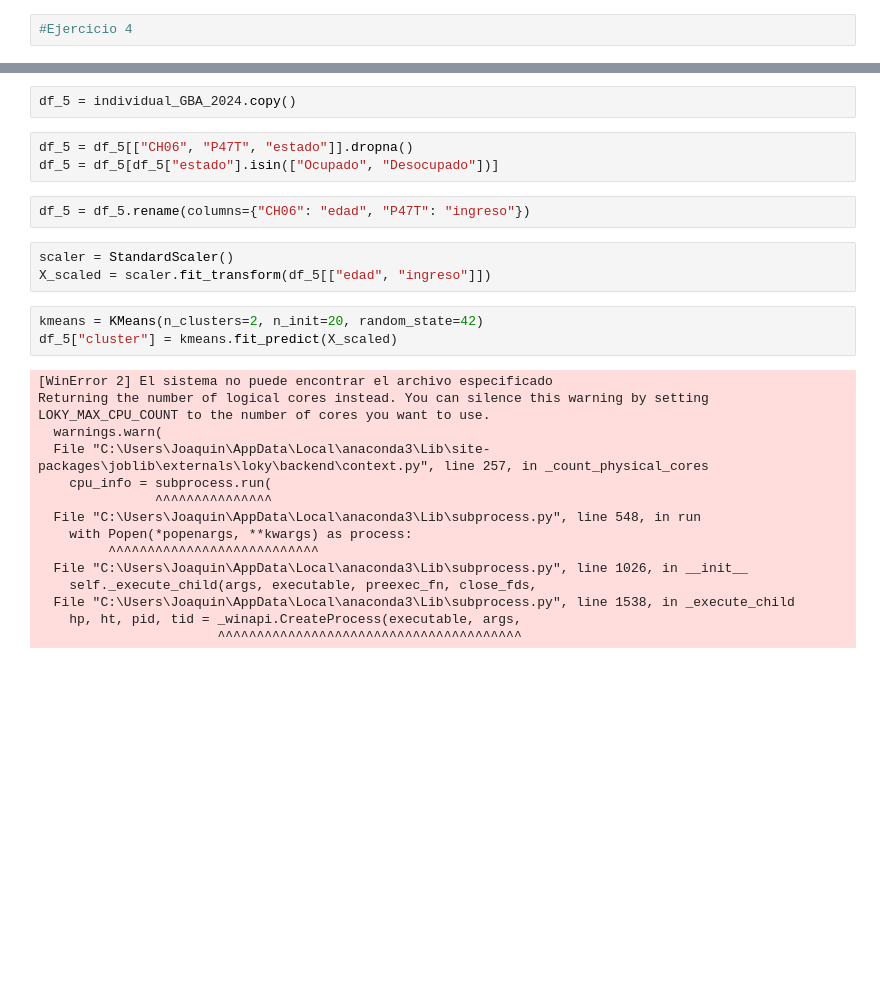
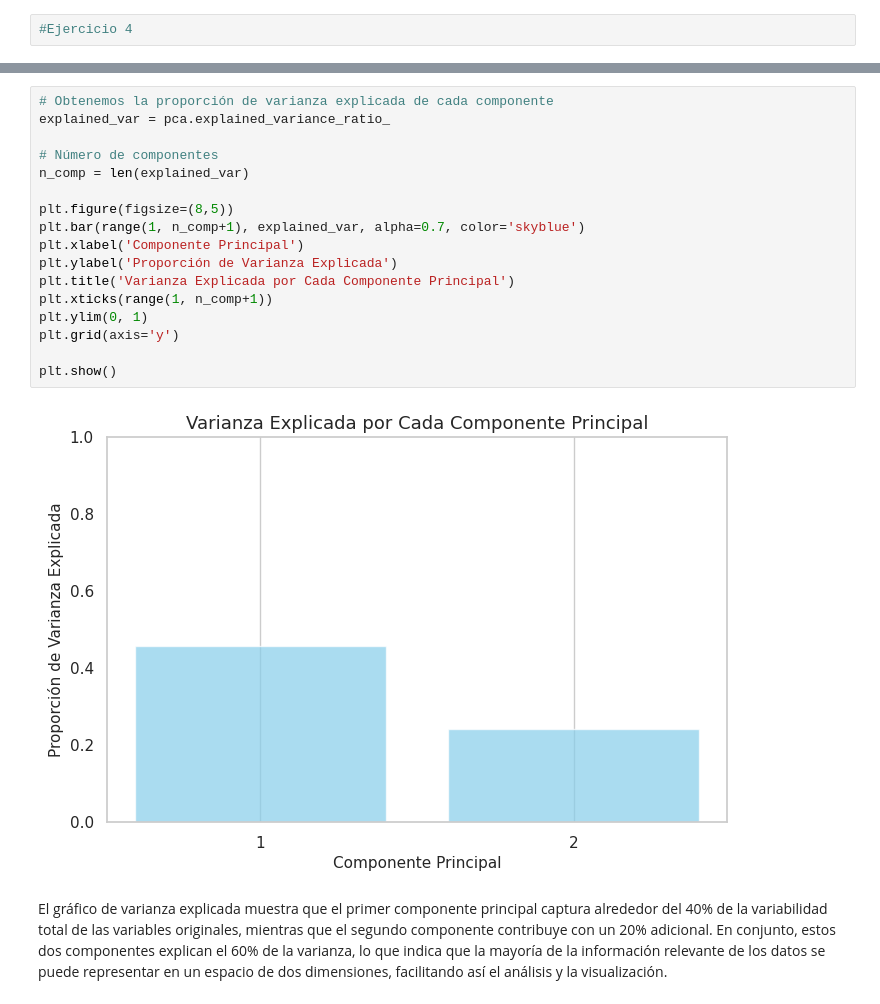
Before and after one commit to MatiasCostanzo2726/BigDataUBA-Grupo9, a Jupyter notebook: Big_Data_TP3_Grupo_9.ipynb, the cells around one changed output, grey strips where cells are left out. Drawn from its saved outputs; the diff is of its cells as text; blank space fills up the shorter version.

```diff
--- a/Big_Data_TP3_Grupo_9.ipynb
+++ b/Big_Data_TP3_Grupo_9.ipynb
@@ -943,28 +979,21 @@ plt.show()
-# %%
-df_5 = individual_GBA_2024.copy()
-# %%
-df_5 = df_5[["CH06", "P47T", "estado"]].dropna()
-df_5 = df_5[df_5["estado"].isin(["Ocupado", "Desocupado"])]
-# %%
-df_5 = df_5.rename(columns={"CH06": "edad", "P47T": "ingreso"})
-# %%
-scaler = StandardScaler()
-X_scaled = scaler.fit_transform(df_5[["edad", "ingreso"]])
-# %%
-kmeans = KMeans(n_clusters=2, n_init=20, random_state=42)
-df_5["cluster"] = kmeans.fit_predict(X_scaled)
-# %% [output]
-[WinError 2] El sistema no puede encontrar el archivo especificado
-Returning the number of logical cores instead. You can silence this warning by setting LOKY_MAX_CPU_COUNT to the number of cores you want to use.
-  warnings.warn(
-  File "C:\Users\Joaquin\AppData\Local\anaconda3\Lib\site-packages\joblib\externals\loky\backend\context.py", line 257, in _count_physical_cores
-    cpu_info = subprocess.run(
-               ^^^^^^^^^^^^^^^
-  File "C:\Users\Joaquin\AppData\Local\anaconda3\Lib\subprocess.py", line 548, in run
-    with Popen(*popenargs, **kwargs) as process:
-         ^^^^^^^^^^^^^^^^^^^^^^^^^^^
-  File "C:\Users\Joaquin\AppData\Local\anaconda3\Lib\subprocess.py", line 1026, in __init__
-    self._execute_child(args, executable, preexec_fn, close_fds,
-  File "C:\Users\Joaquin\AppData\Local\anaconda3\Lib\subprocess.py", line 1538, in _execute_child
-    hp, ht, pid, tid = _winapi.CreateProcess(executable, args,
-                       ^^^^^^^^^^^^^^^^^^^^^^^^^^^^^^^^^^^^^^^
+# %%
+# Obtenemos la proporción de varianza explicada de cada componente
+explained_var = pca.explained_variance_ratio_
+
+# Número de componentes
+n_comp = len(explained_var)
+
+plt.figure(figsize=(8,5))
+plt.bar(range(1, n_comp+1), explained_var, alpha=0.7, color='skyblue')
+plt.xlabel('Componente Principal')
+plt.ylabel('Proporción de Varianza Explicada')
+plt.title('Varianza Explicada por Cada Componente Principal')
+plt.xticks(range(1, n_comp+1))
+plt.ylim(0, 1)
+plt.grid(axis='y')
+
+plt.show()
+# %% [output]
+[figure, added]
+# %% [markdown]
+El gráfico de varianza explicada muestra que el primer componente principal captura alrededor del 40% de la variabilidad total de las variables originales, mientras que el segundo componente contribuye con un 20% adicional. En conjunto, estos dos componentes explican el 60% de la varianza, lo que indica que la mayoría de la información relevante de los datos se puede representar en un espacio de dos dimensiones, facilitando así el análisis y la visualización.
```
Also changed, not shown: parts of 30 cells of this notebook.
